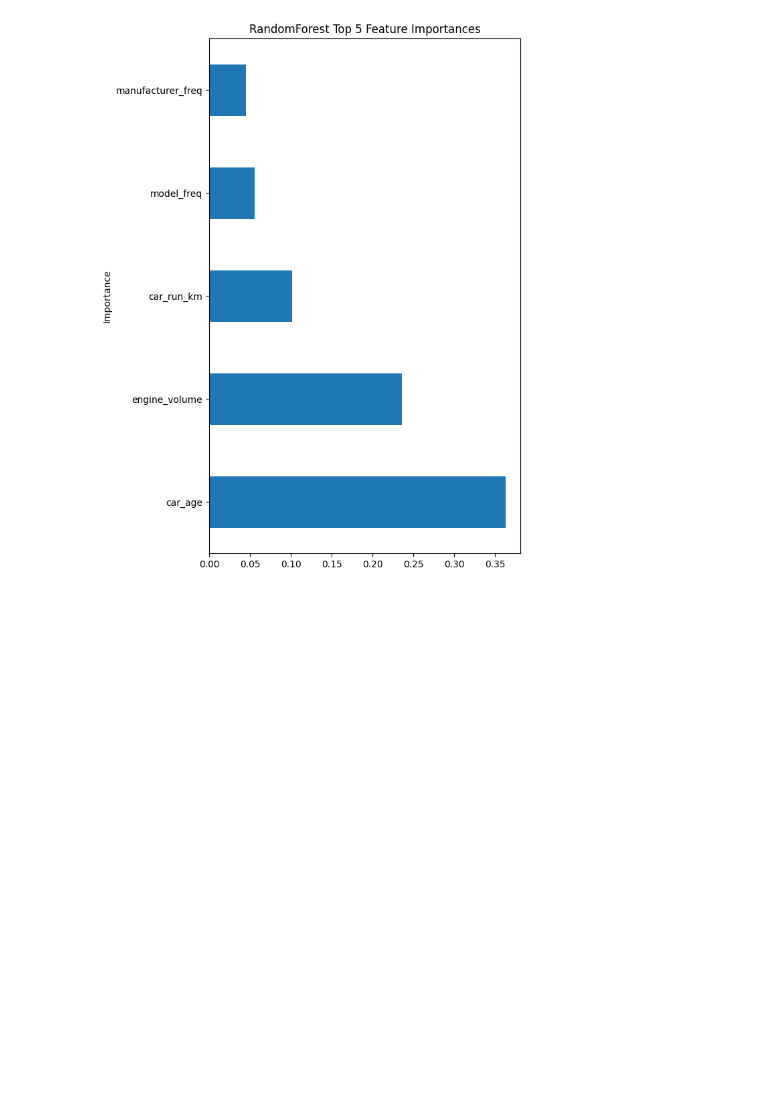
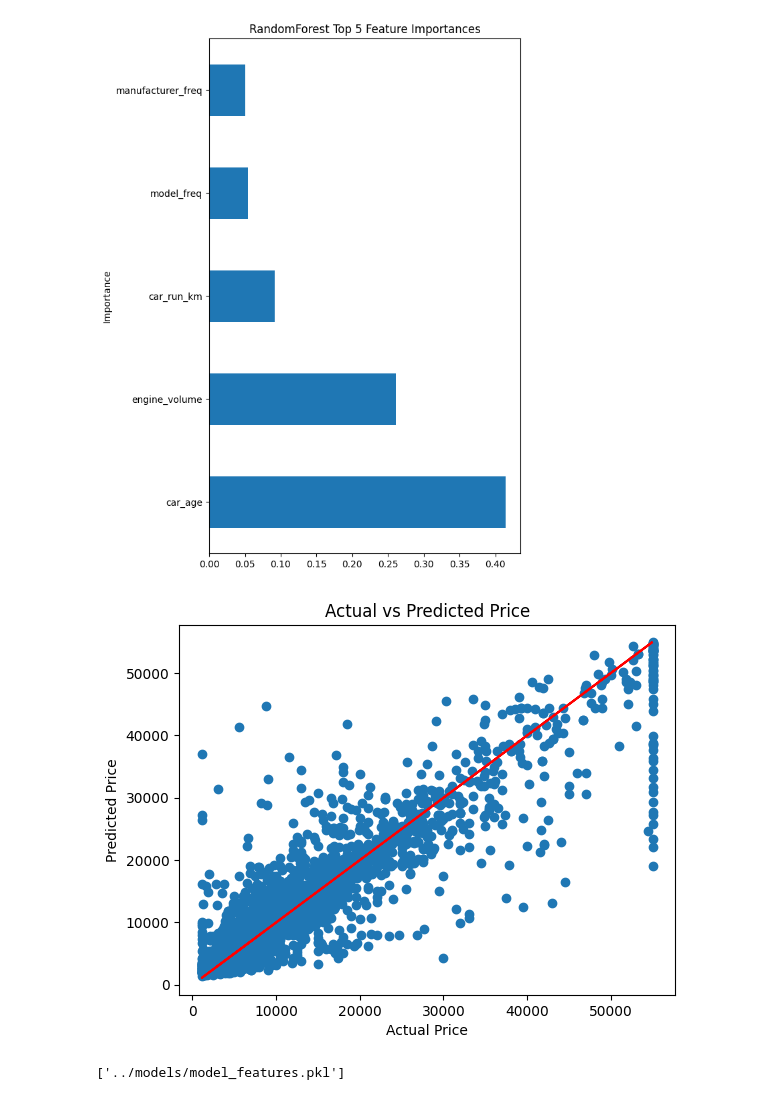
Before and after one commit to jabaadamia/geo-car-data-analysis, a Jupyter notebook: notebooks/04_machine_learing.ipynb, the cells around one changed output. Saved outputs shown, nothing was run; the diff lists cells and outputs as text; code cells hidden in the pictures; blank space fills up the shorter version.

```diff
--- a/notebooks/04_machine_learing.ipynb
+++ b/notebooks/04_machine_learing.ipynb
@@ -54,7 +54,7 @@ unique drive types: 3
 unique color types: 15
 unique car categories: 15
 # %%
-df = df.drop(columns=['predicted_price', 'car_id'])
+df = df.drop(columns=['car_id'])
 X = df.drop(columns=['price'])
 y = df['price']
 
@@ -122,14 +122,15 @@ models = {
 }
 
 results = []
+random_forest_pred = []
 
 for name, model in models.items():
-    print(f"\n{'='*50}")
     print(f"Model: {name}")
-    print(f"{'='*50}")
 
     # predictions
     y_pred = predict(X_test, model)
+    if name == 'RandomForest':
+        random_forest_pred = y_pred
 
     # calculate metrics
     r2, mse, mae, rmse = calc_metrics(y_pred, y_test)
@@ -178,4 +177,24 @@ plt.title("RandomForest Top 5 Feature Importances")
 plt.ylabel("Importance")
 plt.show()
 # %% [output]
-[figure, old version]
+[figure, new version]
+# %%
+# predicted vs actual price plot
+
+plt.scatter(y_test, random_forest_pred)
+plt.plot(y_test, y_test, color='red')
+plt.xlabel('Actual Price')
+plt.ylabel('Predicted Price')
+plt.title('Actual vs Predicted Price')
+plt.show()
+# %% [output]
+[figure, added]
+# %%
+# save model
+
+import joblib
+
+joblib.dump(model, "../models/random_forest_model.pkl")
+joblib.dump(feature_names, "../models/model_features.pkl")
+# %% [output]
+['../models/model_features.pkl']
```
Also changed, not shown: parts of 2 cells of this notebook, 2 other files.
